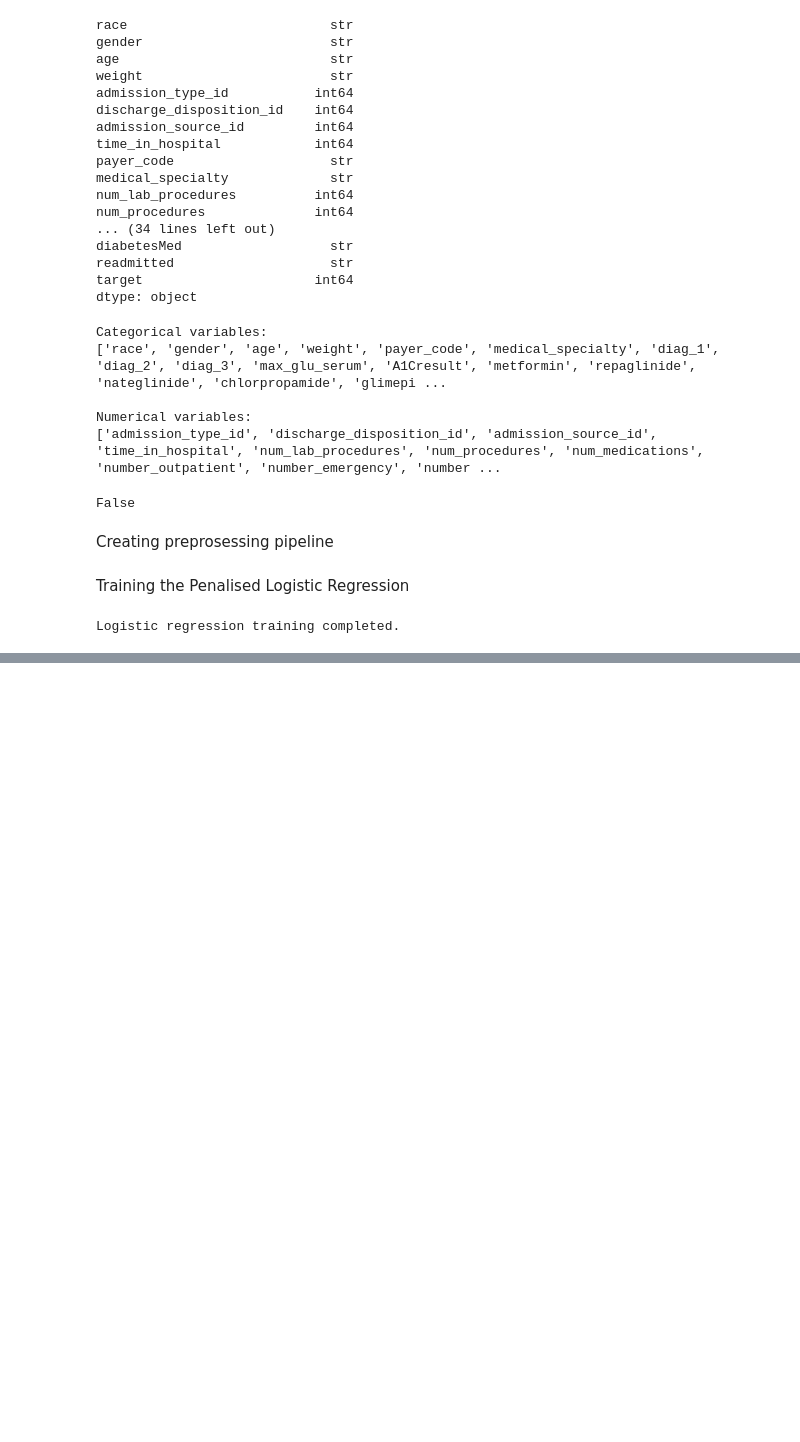
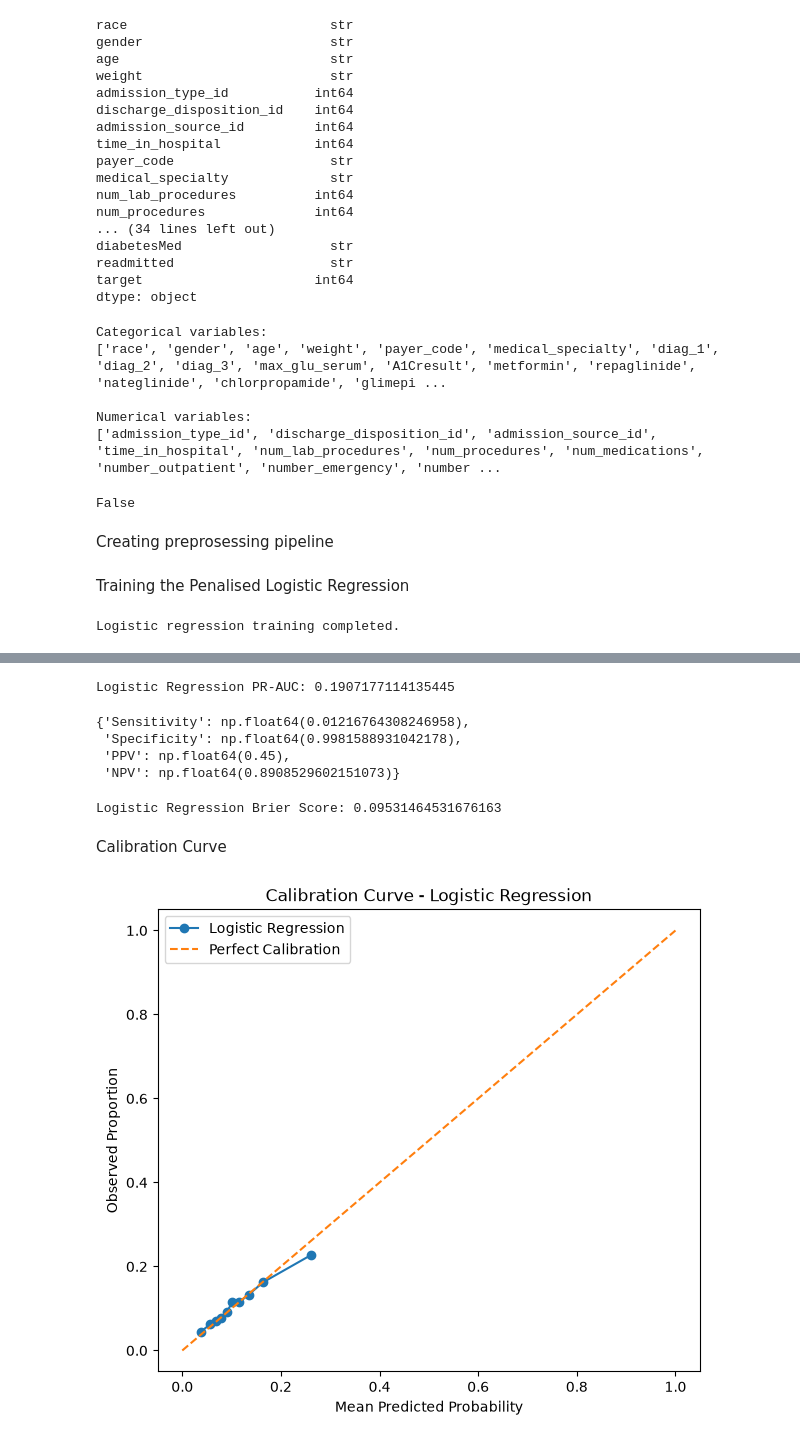
Before and after one commit to umayangi12/ResearchProject, a Jupyter notebook: JupyterNotebook/ModelTraining.ipynb, the cells around one changed output, grey strips where cells are left out. Drawn from its saved outputs; the diff is of its cells as text; code cells hidden in the pictures; blank space fills up the shorter version.

```diff
--- a/JupyterNotebook/ModelTraining.ipynb
+++ b/JupyterNotebook/ModelTraining.ipynb
@@ -471,3 +471,5 @@ logistic_model.fit(X_train, y_train)
 print("Logistic regression training completed.")
 # %% [output]
 Logistic regression training completed.
+# %%
+y_prob_lr = logistic_model.predict_proba(X_test)[:, 1]
@@ -473,0 +484,6 @@ Logistic regression training completed.
+# %%
+pr_auc_lr = average_precision_score(y_test, y_prob_lr)
+
+print("Logistic Regression PR-AUC:", pr_auc_lr)
+# %% [output]
+Logistic Regression PR-AUC: 0.1907177114135445
@@ -473,0 +511,59 @@ Logistic regression training completed.
+# %%
+lr_metrics = calculate_metrics(
+    y_test,
+    y_prob_lr,
+    threshold=0.5
+)
+
+lr_metrics
+# %% [output]
+{'Sensitivity': np.float64(0.01216764308246958),
+ 'Specificity': np.float64(0.9981588931042178),
+ 'PPV': np.float64(0.45),
+ 'NPV': np.float64(0.8908529602151073)}
+# %%
+#barier Scrore
+brier_lr = brier_score_loss(
+    y_test,
+    y_prob_lr
+)
+
+print("Logistic Regression Brier Score:", brier_lr)
+# %% [output]
+Logistic Regression Brier Score: 0.09531464531676163
+# %% [markdown]
+Calibration Curve
+# %%
+from sklearn.calibration import calibration_curve
+
+prob_true_lr, prob_pred_lr = calibration_curve(
+    y_test,
+    y_prob_lr,
+    n_bins=10,
+    strategy="quantile"
+)
+
+plt.figure(figsize=(7, 6))
+
+plt.plot(
+    prob_pred_lr,
+    prob_true_lr,
+    marker="o",
+    label="Logistic Regression"
+)
+
+plt.plot(
+    [0, 1],
+    [0, 1],
+    linestyle="--",
+    label="Perfect Calibration"
+)
+
+plt.xlabel("Mean Predicted Probability")
+plt.ylabel("Observed Proportion")
+plt.title("Calibration Curve - Logistic Regression")
+
+plt.legend()
+plt.show()
+# %% [output]
+[figure, added]
```
Also changed, not shown: parts of 3 cells of this notebook.
